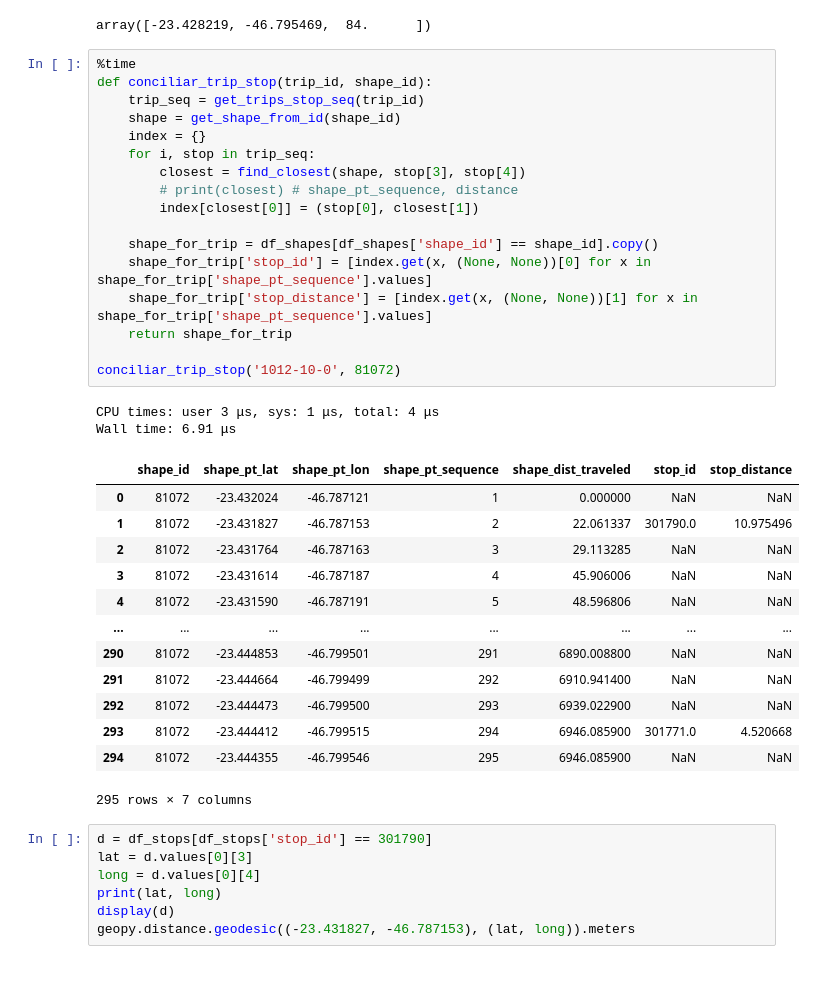
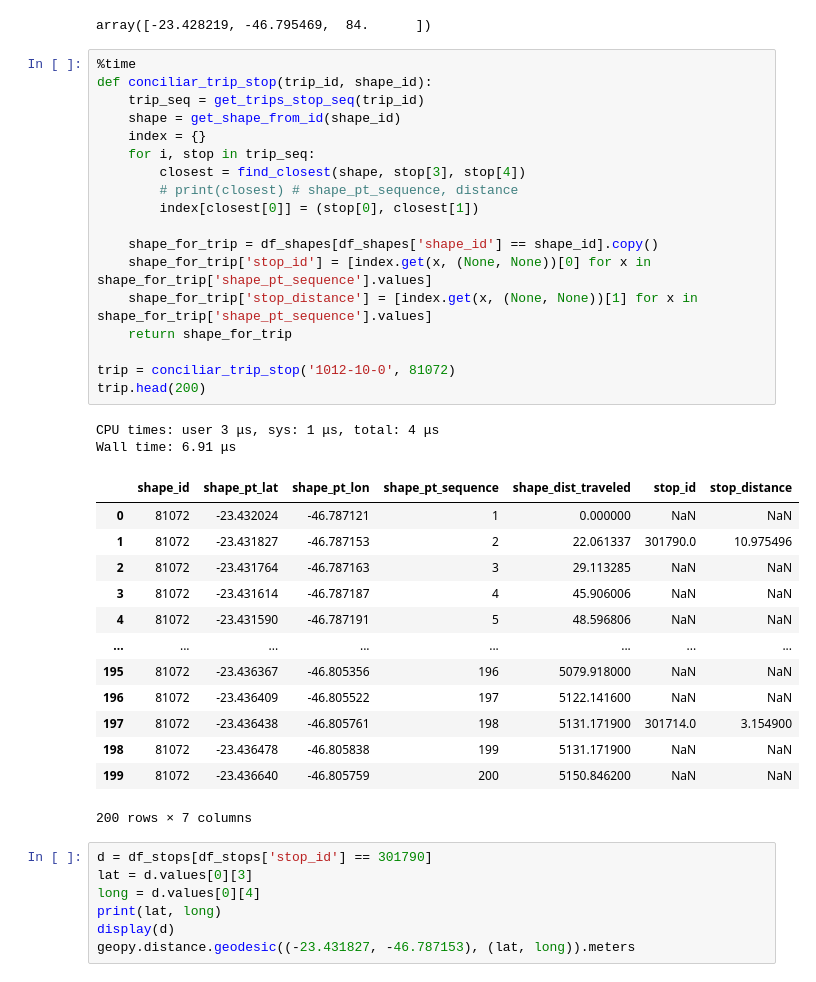
Before and after one commit to ftfarias/fia-trabalho, a Jupyter notebook: merge_shapes_stops.ipynb, the cells around one changed output. Saved outputs shown, nothing was run; the diff lists cells and outputs as text.

```diff
--- a/merge_shapes_stops.ipynb
+++ b/merge_shapes_stops.ipynb
@@ -423,36 +423,37 @@ array([-23.428219, -46.795469,  84.      ])
 # %%
 %time
 def conciliar_trip_stop(trip_id, shape_id):
     trip_seq = get_trips_stop_seq(trip_id)
     shape = get_shape_from_id(shape_id)
     index = {}
     for i, stop in trip_seq:
         closest = find_closest(shape, stop[3], stop[4])
         # print(closest) # shape_pt_sequence, distance
         index[closest[0]] = (stop[0], closest[1])
 
     shape_for_trip = df_shapes[df_shapes['shape_id'] == shape_id].copy()
     shape_for_trip['stop_id'] = [index.get(x, (None, None))[0] for x in shape_for_trip['shape_pt_sequence'].values]
     shape_for_trip['stop_distance'] = [index.get(x, (None, None))[1] for x in shape_for_trip['shape_pt_sequence'].values]
     return shape_for_trip
 
-conciliar_trip_stop('1012-10-0', 81072)
+trip = conciliar_trip_stop('1012-10-0', 81072)
+trip.head(200)
 # %% [output]
 CPU times: user 3 μs, sys: 1 μs, total: 4 μs
 Wall time: 6.91 μs
 |  | shape_id | shape_pt_lat | shape_pt_lon | shape_pt_sequence | shape_dist_traveled | stop_id | stop_distance |
 | 0 | 81072 | -23.432024 | -46.787121 | 1 | 0.000000 | NaN | NaN |
 | 1 | 81072 | -23.431827 | -46.787153 | 2 | 22.061337 | 301790.0 | 10.975496 |
 | 2 | 81072 | -23.431764 | -46.787163 | 3 | 29.113285 | NaN | NaN |
 | 3 | 81072 | -23.431614 | -46.787187 | 4 | 45.906006 | NaN | NaN |
 | 4 | 81072 | -23.431590 | -46.787191 | 5 | 48.596806 | NaN | NaN |
 | ... | ... | ... | ... | ... | ... | ... | ... |
-| 290 | 81072 | -23.444853 | -46.799501 | 291 | 6890.008800 | NaN | NaN |
-| 291 | 81072 | -23.444664 | -46.799499 | 292 | 6910.941400 | NaN | NaN |
-| 292 | 81072 | -23.444473 | -46.799500 | 293 | 6939.022900 | NaN | NaN |
-| 293 | 81072 | -23.444412 | -46.799515 | 294 | 6946.085900 | 301771.0 | 4.520668 |
-| 294 | 81072 | -23.444355 | -46.799546 | 295 | 6946.085900 | NaN | NaN |
+| 195 | 81072 | -23.436367 | -46.805356 | 196 | 5079.918000 | NaN | NaN |
+| 196 | 81072 | -23.436409 | -46.805522 | 197 | 5122.141600 | NaN | NaN |
+| 197 | 81072 | -23.436438 | -46.805761 | 198 | 5131.171900 | 301714.0 | 3.154900 |
+| 198 | 81072 | -23.436478 | -46.805838 | 199 | 5131.171900 | NaN | NaN |
+| 199 | 81072 | -23.436640 | -46.805759 | 200 | 5150.846200 | NaN | NaN |
-295 rows × 7 columns
+200 rows × 7 columns
 # %%
 d = df_stops[df_stops['stop_id'] == 301790]
 lat = d.values[0][3]
```
Also changed, not shown: 1 other file.
